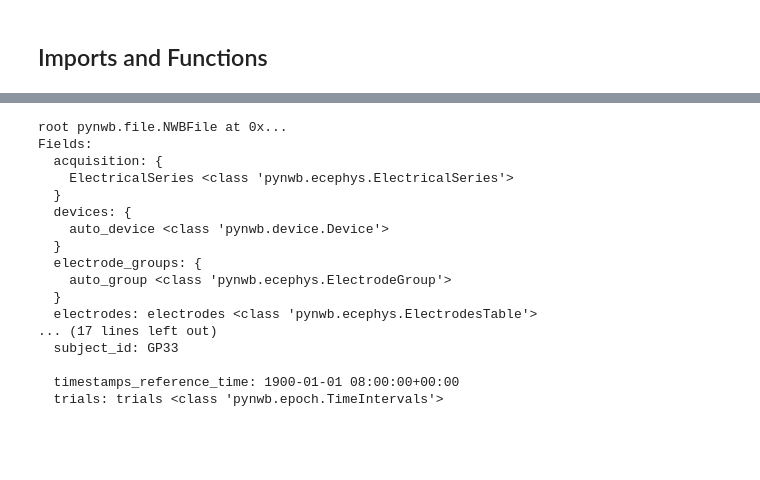
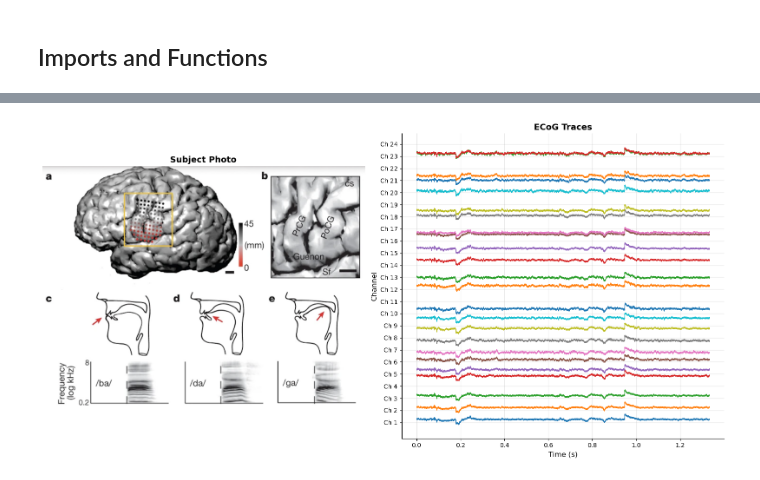
Before and after one commit to zach8421/UW-CSE583-humanSayMonkeyDo, a Jupyter notebook: examples/human_example.ipynb, the cells around one changed output, grey strips where cells are left out. Cells and saved outputs as stored; diff of their text form; code cells hidden in the pictures; blank space fills up the shorter version.

```diff
--- a/examples/human_example.ipynb
+++ b/examples/human_example.ipynb
@@ -56,27 +64,0 @@ Fields:
-# %%
-
-#Get paths to human NWB files
-human_paths = get_nwbs('human', 2)
-
-#Load first NWB file
-h_nwbfile = read_nwb(human_paths[0])
-#Visualize entries
-h_nwbfile
-# %% [output]
-root pynwb.file.NWBFile at 0x...
-Fields:
-  acquisition: {
-    ElectricalSeries <class 'pynwb.ecephys.ElectricalSeries'>
-  }
-  devices: {
-    auto_device <class 'pynwb.device.Device'>
-  }
-  electrode_groups: {
-    auto_group <class 'pynwb.ecephys.ElectrodeGroup'>
-  }
-  electrodes: electrodes <class 'pynwb.ecephys.ElectrodesTable'>
-... (17 lines left out)
-  subject_id: GP33
-
-  timestamps_reference_time: 1900-01-01 08:00:00+00:00
-  trials: trials <class 'pynwb.epoch.TimeIntervals'>
@@ -87,0 +65,46 @@ trial_times, metadata = get_trial_times(nwbfile)
+# %%
+data_paths = get_data_paths()
+
+# Load your photo
+photo_path = Path( data_paths['root'].parent, 'doc/ref_pic/human_data.png')  # Replace with your image path
+photo = Image.open(photo_path)
+
+
+ecog_data =  h_nwbfile.acquisition['ElectricalSeries'].data[120000:160000,0:24].T*1000
+
+sampling_rate = 30000  # Hz
+time = np.arange(ecog_data.shape[1]) / sampling_rate
+
+# Create figure with custom layout
+fig = plt.figure(figsize=(16, 8))
+gs = GridSpec(1, 2, width_ratios=[1, 1], figure=fig)
+
+# Left panel: Photo
+ax_photo = fig.add_subplot(gs[0])
+ax_photo.imshow(photo)
+ax_photo.axis('off')
+ax_photo.set_title('Subject Photo', fontsize=14, fontweight='bold')
+
+# Right panel: ECoG traces
+ax_ecog = fig.add_subplot(gs[1])
+
+# Plot each channel with offset for visibility
+n_channels = ecog_data.shape[0]
+offset = np.max(np.abs(ecog_data)) * 0.75  # Spacing between traces
+
+for i in range(n_channels):
+    ax_ecog.plot(time, ecog_data[i] + i * offset, linewidth=0.8, label=f'Ch {i+1}')
+
+ax_ecog.set_xlabel('Time (s)', fontsize=12)
+ax_ecog.set_ylabel('Channel', fontsize=12)
+ax_ecog.set_title('ECoG Traces', fontsize=14, fontweight='bold')
+ax_ecog.set_yticks(np.arange(n_channels) * offset)
+ax_ecog.set_yticklabels([f'Ch {i+1}' for i in range(n_channels)])
+ax_ecog.grid(True, alpha=0.3)
+ax_ecog.spines['top'].set_visible(False)
+ax_ecog.spines['right'].set_visible(False)
+
+plt.tight_layout()
+plt.show()
+# %% [output]
+[figure, added]
```
Also changed, not shown: parts of 22 cells of this notebook, 7 other files.
